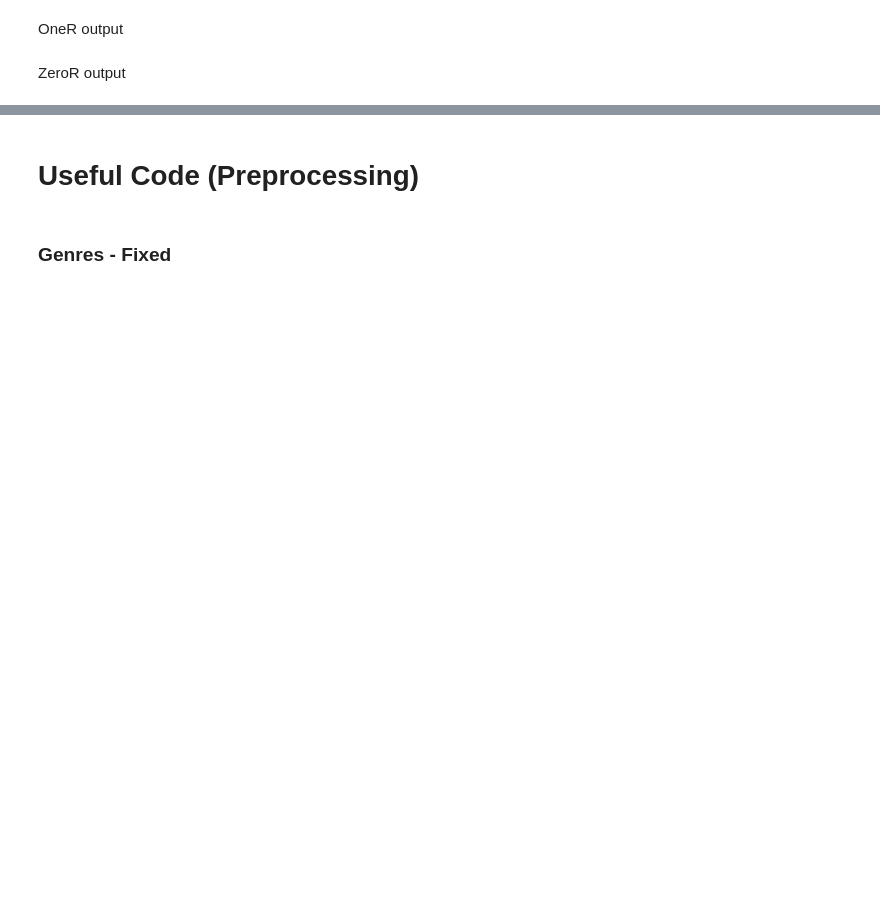
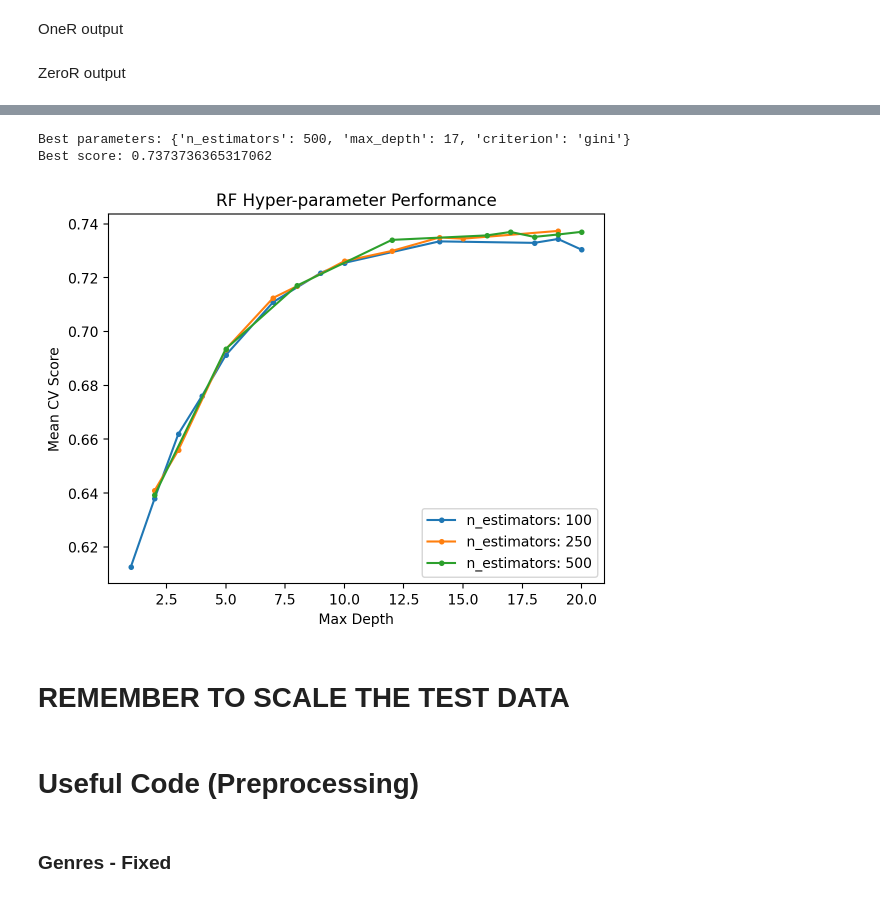
Before and after one commit to dithintheafternoon/ass2code, a Jupyter notebook: ass2 - jam.ipynb, the cells around one changed output, grey strips where cells are left out. Drawn from its saved outputs; the diff is of its cells as text; code cells hidden in the pictures; blank space fills up the shorter version.

```diff
--- a/ass2 - jam.ipynb
+++ b/ass2 - jam.ipynb
@@ -104,3 +195,56 @@ kaggle0.to_csv("results_ZeroR.csv", index=False)
+# %%
+D_train_fs = Data[:, fs_indices_rfi[0:15]]
+D_test_fs  = Test[:, fs_indices_rfi[0:15]]
+# %%
+perf_metric = "accuracy"
+criterion = ["gini", "entropy"]
+
+cv_method = RepeatedStratifiedKFold(n_splits=5,
+                                    n_repeats=3,
+                                    random_state=999)
+# %%
+# hyper parameters to search through
+
+depth = np.linspace(1, 20, 20, endpoint=True).astype(int) # maximum depth of a tree
+n_estimators = [100, 250, 500] # number of trees
+params_RF = dict(criterion=criterion, max_depth=depth, n_estimators=n_estimators)
+
+gs_RF = RandomizedSearchCV(estimator=RandomForestClassifier(),
+                           param_distributions=params_RF,
+                           cv=cv_method,
+                           verbose=0,
+                           n_iter=35,
+                           scoring=perf_metric)
+
+gs_RF.fit(D_train_fs, labels);
+# %%
+print(f"Best parameters: {gs_RF.best_params_}")
+print(f"Best score: {gs_RF.best_score_}")
+# %% [output]
+Best parameters: {'n_estimators': 500, 'max_depth': 17, 'criterion': 'gini'}
+Best score: 0.7373736365317062
+# %%
+results_RF = pd.DataFrame(gs_RF.cv_results_['params'])
+results_RF['test_score'] = gs_RF.cv_results_['mean_test_score']
+
+for i in results_RF['n_estimators'].unique():
+    perf = results_RF[results_RF['n_estimators'] == i]
+    perf_average = perf.groupby('max_depth').agg({'test_score': 'mean'})
+    plt.plot(perf_average, marker = '.', label = 'n_estimators: ' + str(i))
+
+plt.legend()
+plt.xlabel('Max Depth')
+plt.ylabel("Mean CV Score")
+plt.title("RF Hyper-parameter Performance")
+plt.show()
+
+# like before the graph indicates we don't need to search through higher parameters.
+# the number of estimators didn't make a huge difference, the 500 and 250 curves are quite similar, 100 estimators
+# has a big jump then behaves like the other curves.
+# %% [output]
+[figure, added]
+# %% [markdown]
+# REMEMBER TO SCALE THE TEST DATA
 # %% [markdown]
 # Useful Code (Preprocessing)
 # %% [markdown]
```
Also changed, not shown: parts of 15 cells of this notebook, 5 other files.
